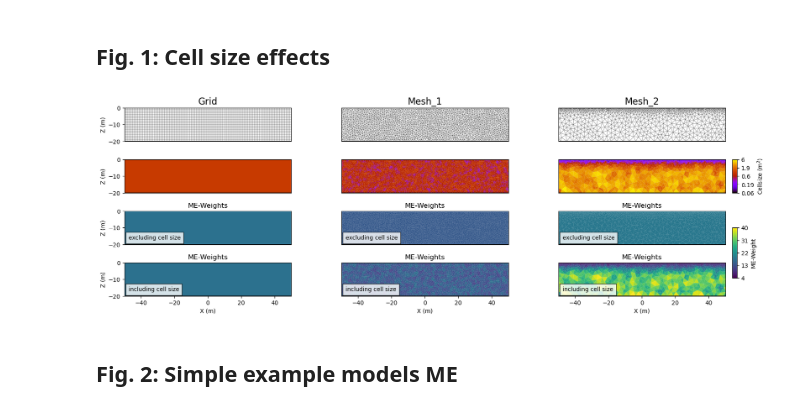
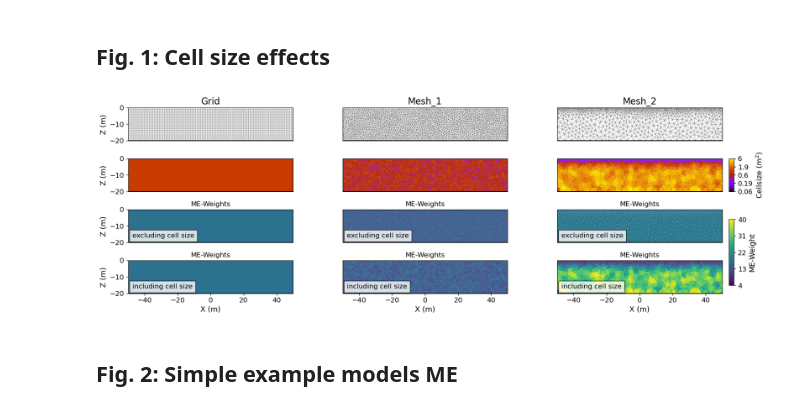
Before and after one commit to ZiegAnt/Joint-Minimum-Entropy-Inversion-Paper, a Jupyter notebook: Code/2_Fig123.ipynb, the cells around one changed output. Saved outputs shown, nothing was run; the diff lists cells and outputs as text; code cells hidden in the pictures.

```diff
--- a/Code/2_Fig123.ipynb
+++ b/Code/2_Fig123.ipynb
@@ -85,42 +85,52 @@ for i, m in enumerate([grid_hom, mesh1_hom, mesh2_hom]):
     pg.show(mesh[i], we_c, ax=ax[3,i], cMin=lim[i][0], cMax=lim[i][1],
             logScale=False, colorBar=False)
 
     ax[0,i].set_title(tit[i], fontsize=16)
     # ax[1,i].set_title('Cellsize in $m^2$')
-    ax[2,i].text(-47.5, -17, 'excluding cell size', fontsize=10,
+    ax[2,i].text(-47.5, -17, 'excluding cell size', fontsize=12,
                      bbox={'facecolor': 'white', 'alpha': 0.8, 'pad': 5})
-    ax[3,i].text(-47.5, -17, 'including cell size', fontsize=10,
+    ax[3,i].text(-47.5, -17, 'including cell size', fontsize=12,
                      bbox={'facecolor': 'white', 'alpha': 0.8, 'pad': 5})
-    ax[2,i].set_title('ME-Weights')
-    ax[3,i].set_title('ME-Weights')
+    ax[2,i].set_title('ME-Weights', fontsize=12)
+    ax[3,i].set_title('ME-Weights', fontsize=12)
 
 for a1 in ax:
     for a in a1:
         a.set_xlim(-50,50)
 
 for axis in ax[:,0]:
-    axis.set_ylabel('Z (m)')
+    axis.set_ylabel('Z (m)', fontsize=13)
 for axis in ax[-1,:]:
-    axis.set_xlabel('X (m)')
+    axis.set_xlabel('X (m)', fontsize=13)
 for axis_ar in ax[:3,:]:
     for axis in axis_ar:
         axis.set_xticks([])
 for axis_ar in ax[:,1:]:
     for axis in axis_ar:
         axis.set_yticks([])
 
 cax1 = ax[1,-1].inset_axes([1.04, 0.0, 0.03, 1])
 createColorBarOnly(ax=cax1, cMin=0.06, cMax=6, logScale=True,cMap='gnuplot',
                   label='Cellsize ($\mathrm{m}^2$)', orientation='vertical')
 
-cax2 = ax[-2,-1].inset_axes([1.04, -1, 0.03, 1.5])
+cax2 = ax[-2,-1].inset_axes([1.04, -1.3, 0.03, 2])
 createColorBarOnly(ax=cax2, cMin=4, cMax=40, logScale=False,cMap='viridis',
                   label='ME-Weight', orientation='vertical')
 
+# some axis edits
+cax1.yaxis.label.set_size(13)
+cax2.yaxis.label.set_size(13)
+cax1.tick_params(labelsize=12)
+cax2.tick_params(labelsize=12)
 
-# plt.savefig(path+'Figures/Ch-2/Comp_cellsize.png', dpi=600, bbox_inches='tight')
+for axis in ax:
+    for a in axis:
+        a.tick_params(labelsize=12)
+
+
+# plt.savefig(path+'Figures/Ch-2/Comp_cellsize.pdf', dpi=600, bbox_inches='tight')
 # %% [output]
-[figure, old version]
+[figure, new version]
 # %% [markdown]
 ## Fig. 2: Simple example models ME
 # %%
```
Also changed, not shown: parts of 4 cells of this notebook, 8 other files.
